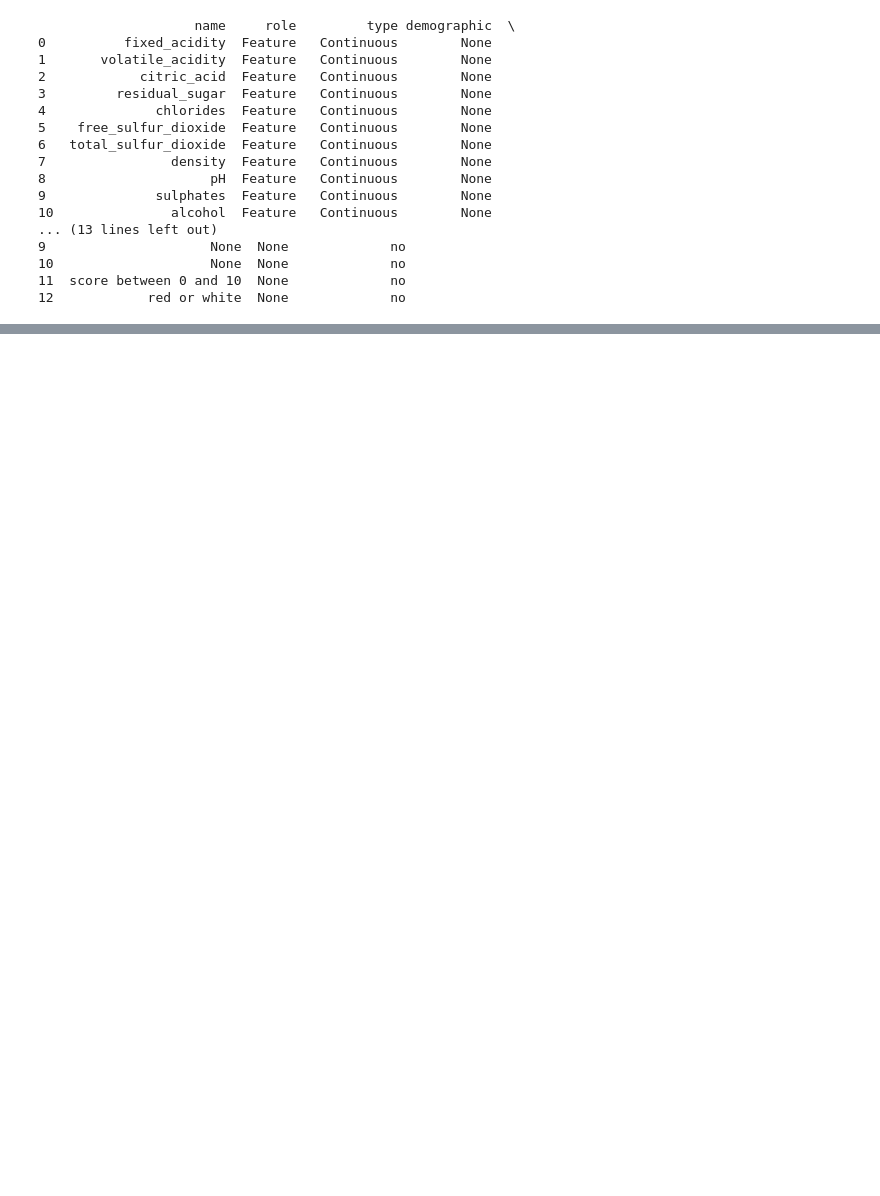
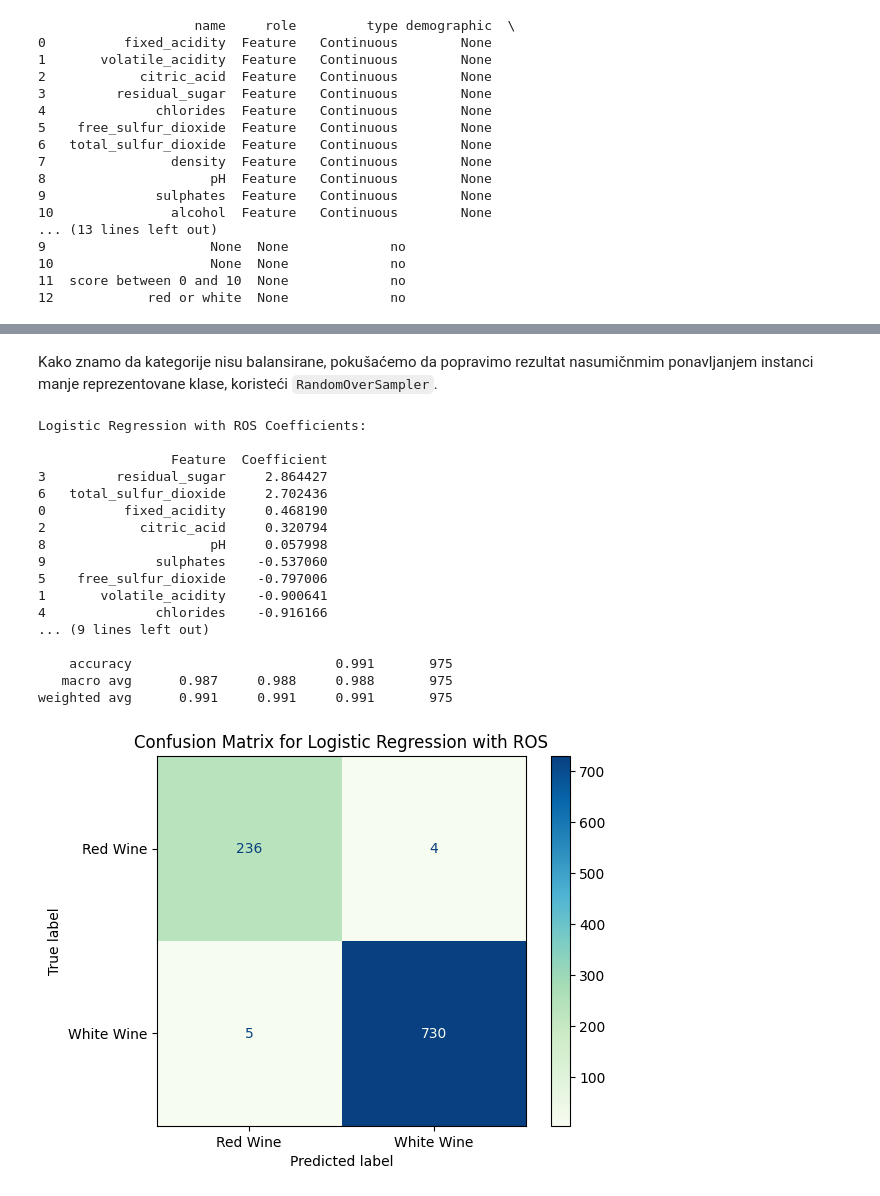
Before and after one commit to isidora00/ML_StudyBuddy, a Jupyter notebook: classification.ipynb, the cells around one changed output, grey strips where cells are left out. Saved outputs shown, nothing was run; the diff lists cells and outputs as text; code cells hidden in the pictures; blank space fills up the shorter version.

```diff
--- a/classification.ipynb
+++ b/classification.ipynb
@@ -475,0 +141,30 @@ dtype: float64
+# %% [markdown]
+Kako znamo da kategorije nisu balansirane, pokušaćemo da popravimo rezultat nasumičnmim ponavljanjem instanci manje reprezentovane klase, koristeći `RandomOverSampler`.
+# %%
+ros = RandomOverSampler(random_state=42)
+X_train_resampled, y_train_resampled = ros.fit_resample(X_train_scaled, y_train)
+
+logistic_model_ros = LogisticRegression(random_state=42)
+logistic_model_ros.fit(X_train_resampled, y_train_resampled)
+
+show_coeffs("Logistic Regression with ROS", logistic_model_ros)
+show_report("Logistic Regression with ROS", logistic_model_ros, X_val_scaled, y_val)
+# %% [output]
+Logistic Regression with ROS Coefficients:
+
+                 Feature  Coefficient
+3         residual_sugar     2.864427
+6   total_sulfur_dioxide     2.702436
+0          fixed_acidity     0.468190
+2            citric_acid     0.320794
+8                     pH     0.057998
+9              sulphates    -0.537060
+5    free_sulfur_dioxide    -0.797006
+1       volatile_acidity    -0.900641
+4              chlorides    -0.916166
+... (9 lines left out)
+
+    accuracy                          0.991       975
+   macro avg      0.987     0.988     0.988       975
+weighted avg      0.991     0.991     0.991       975
+[figure, added]
```
Also changed, not shown: parts of 50 cells of this notebook.
